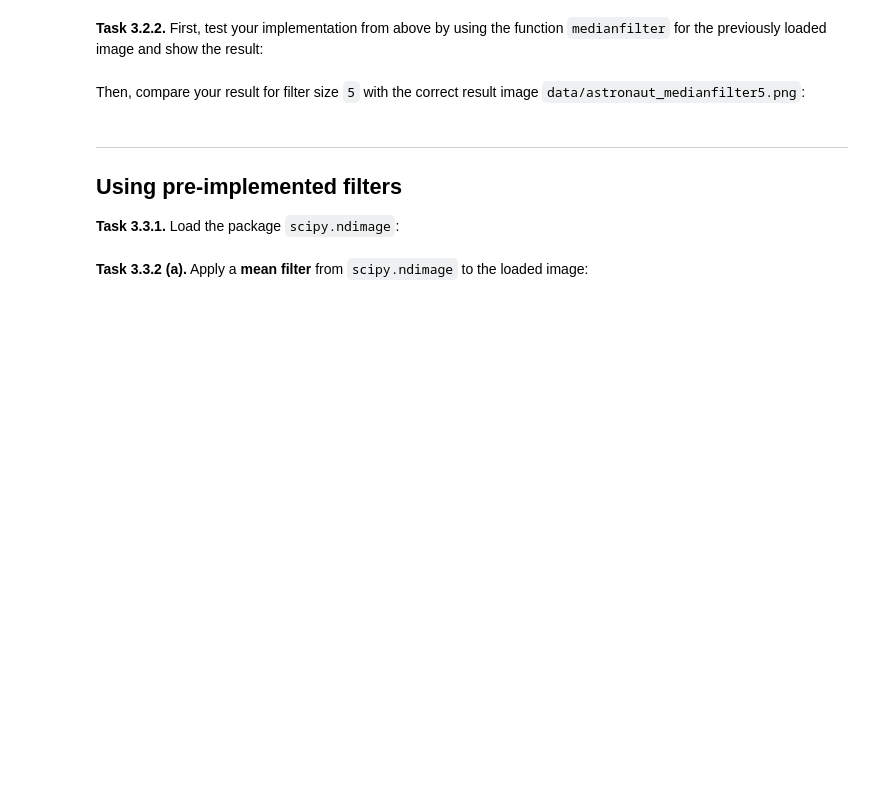
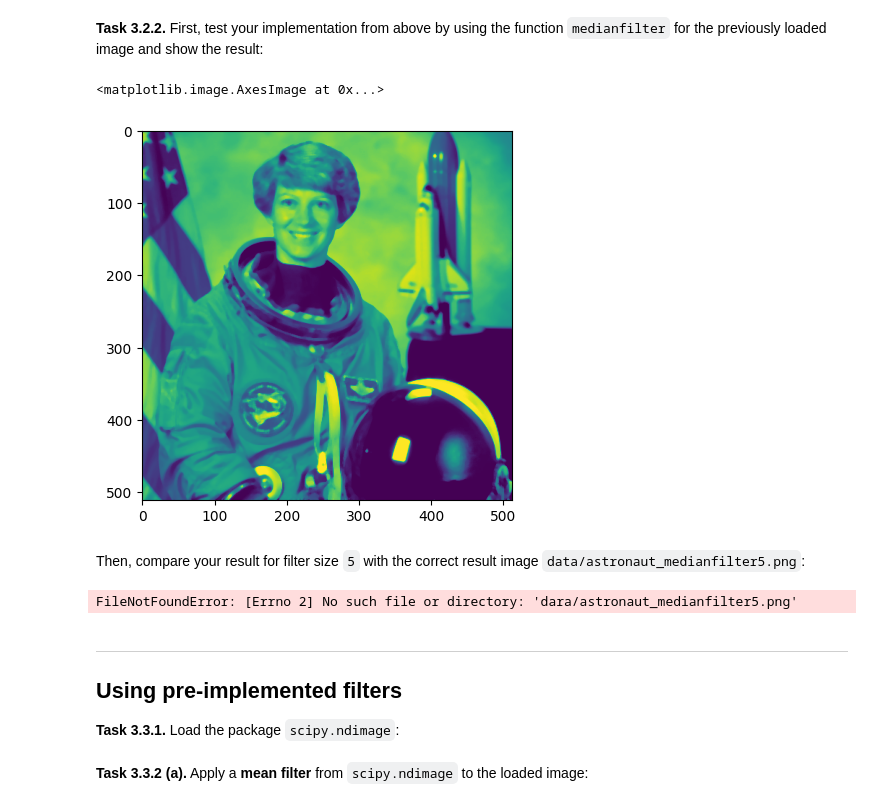
Before and after one commit to annachek3-creator/mobi-fs3-python, a Jupyter notebook: task3.ipynb, the cells around one changed output. Saved outputs shown, nothing was run; the diff lists cells and outputs as text; code cells hidden in the pictures; blank space fills up the shorter version.

```diff
--- a/task3.ipynb
+++ b/task3.ipynb
@@ -75,7 +95,19 @@ def medianfilter(img_in, size):
 # %% [markdown]
 **<a id="#">Task 3.2.2.</a>** First, test your implementation from above by using the function `medianfilter` for the previously loaded image and show the result:
+# %%
+img_2= img_in.copy()
+img_median = medianfilter(img_2, size=5)
+plt.imshow(img_median)
+# %% [output]
+<matplotlib.image.AxesImage at 0x...>
+[figure, added]
 # %% [markdown]
 Then, compare your result for filter size `5` with the correct result image `data/astronaut_medianfilter5.png`:
+# %%
+img_correct_median = plt.imread("dara/astronaut_medianfilter5.png")
+assert numpy.allclose(img_median, img_correct_median, atol=1/255)
+# %% [output]
+FileNotFoundError: [Errno 2] No such file or directory: 'dara/astronaut_medianfilter5.png'
 # %% [markdown]
 ---
 
```
Also changed, not shown: parts of 5 cells of this notebook.
